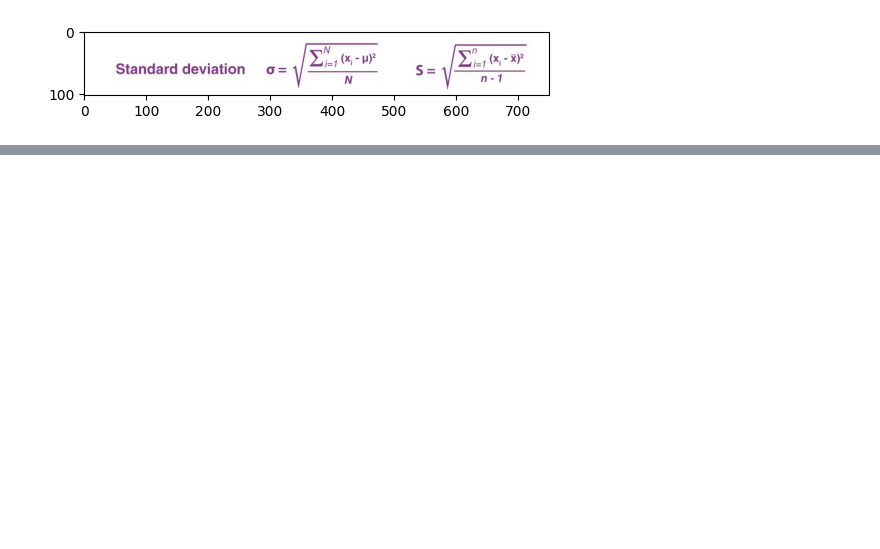
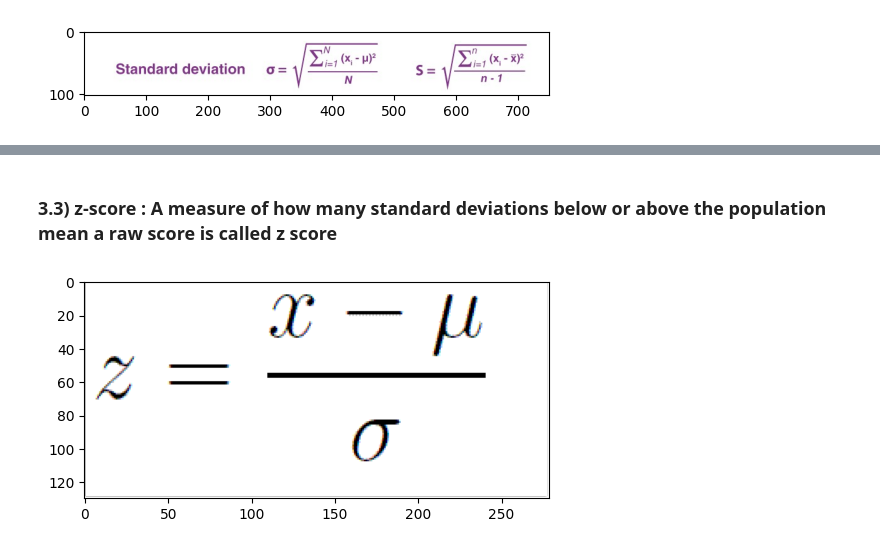
Before and after one commit to pradeepradee1/DataScience, a Jupyter notebook: Statistics/M2_Descriptive.ipynb, the cells around one changed output, grey strips where cells are left out. Cells and saved outputs as stored; diff of their text form; code cells hidden in the pictures; blank space fills up the shorter version.

Commit message:
Z-score

```diff
--- a/Statistics/M2_Descriptive.ipynb
+++ b/Statistics/M2_Descriptive.ipynb
@@ -51,0 +101,9 @@ plt.show()
+# %% [markdown]
+### 3.3) z-score : A measure of how many standard deviations below or above the population mean a raw score is called z score
+# %%
+img = mpimg.imread('M9_Images/zscore.png')
+plt.figure(figsize=(6,12))
+plt.imshow(img)
+plt.show()
+# %% [output]
+[figure, added]
```
Also changed, not shown: parts of 16 cells of this notebook, 1 other file.
